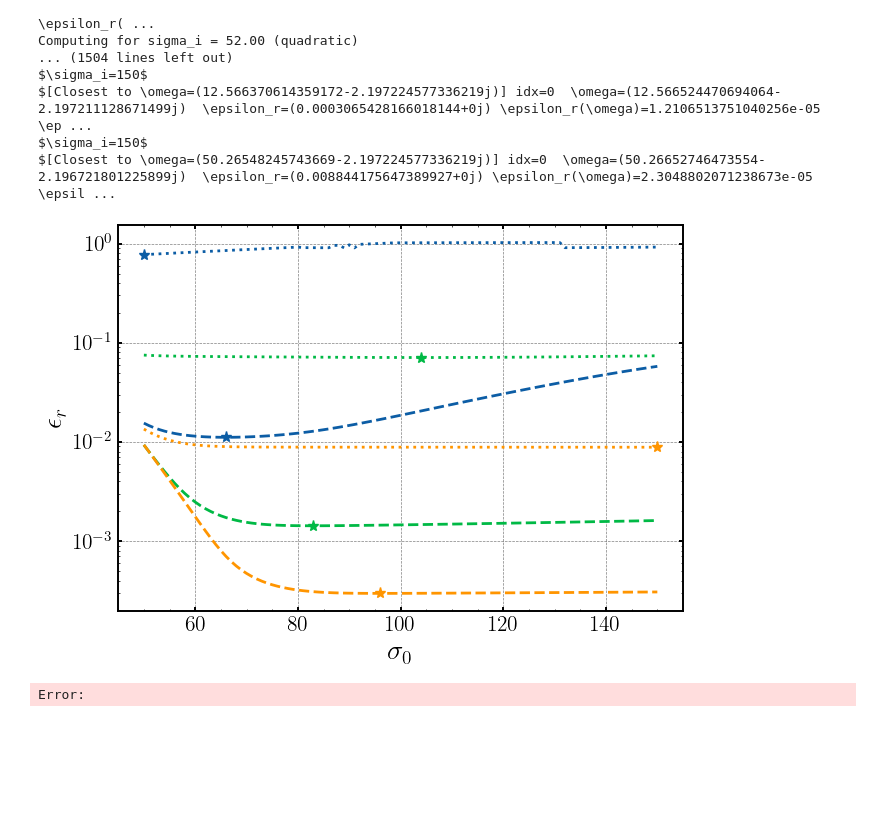
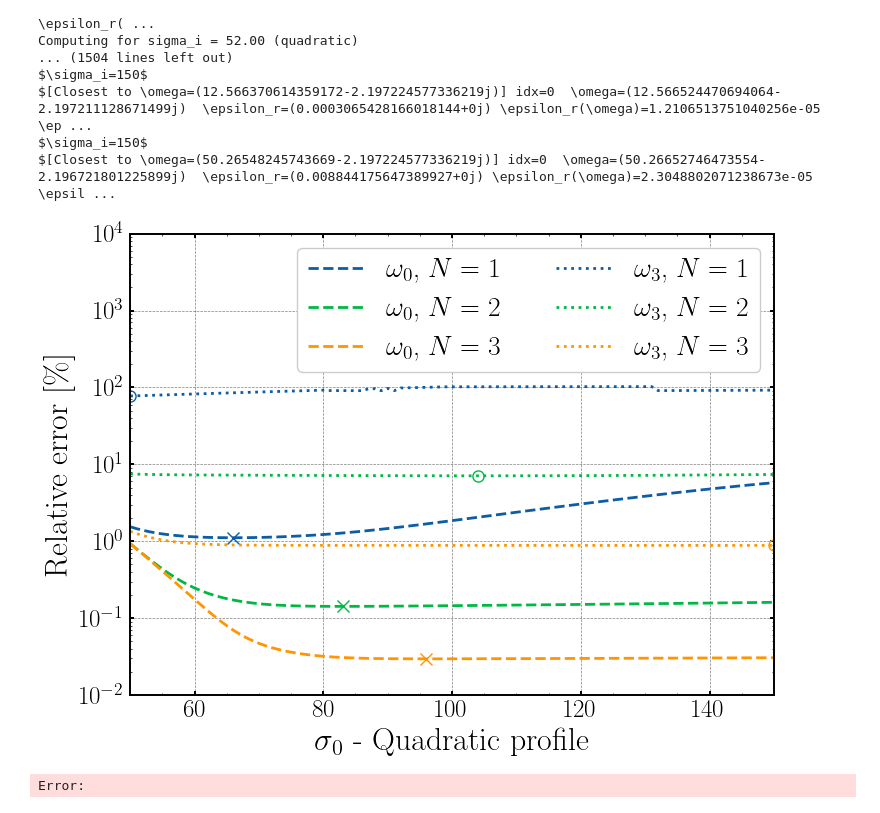
Before and after one commit to sararecondo/HPR-1D, a Jupyter notebook: 1D-Figure-05.ipynb, the cells around one changed output. Saved outputs shown, nothing was run; the diff lists cells and outputs as text; code cells hidden in the pictures; blank space fills up the shorter version.

```diff
--- a/1D-Figure-05.ipynb
+++ b/1D-Figure-05.ipynb
@@ -407,7 +408,7 @@ def get_closest_approx_eigenpair(exact_eigenvalue_idx, solver, Q, V, dof, sigma_
     vrA, vi = solver.getOperators()[0].getVecs()
 
     match pml_profile:
-        case 'piecewise':
+        case 'constant':
             x_hat = lambda x, w: x + (x >= Lx) * (1j / w) * sigma_i * (x - Lx)
 
         case 'quadratic':
@@ -565,7 +566,7 @@ for N_i, h_i in zip(N, h):
     # Percorrer sigma_sweep_piecewise
     for i, sigma_i in enumerate(sigma_sweep):
         match pml_profile:
-            case 'piecewise':
+            case 'constant':
                 print(f"Computing for sigma_i = {sigma_i:.2f} (piecewise)")
                 sigma_function = lambda x: sigma_i
             case 'quadratic':
@@ -602,17 +603,17 @@ for N_i, h_i in zip(N, h):
         exact_v[3][N_i].append(v_ex3)
 
 
-        rel_err_eig_sigma_sweep[0][N_i].append(err0_eig)
-        rel_err_eig_sigma_sweep[3][N_i].append(err3_eig)
+        rel_err_eig_sigma_sweep[0][N_i].append(err0_eig*100)
+        rel_err_eig_sigma_sweep[3][N_i].append(err3_eig*100)
 
-        rel_err_p_sigma_sweep[0][N_i].append(err0_p)
-        rel_err_p_sigma_sweep[3][N_i].append(err3_p)
+        rel_err_p_sigma_sweep[0][N_i].append(err0_p*100)
+        rel_err_p_sigma_sweep[3][N_i].append(err3_p*100)
 
-        rel_err_v_sigma_sweep[0][N_i].append(err0_v)
-        rel_err_v_sigma_sweep[3][N_i].append(err3_v)
+        rel_err_v_sigma_sweep[0][N_i].append(err0_v*100)
+        rel_err_v_sigma_sweep[3][N_i].append(err3_v*100)
 
-        rel_err_total_sigma_sweep[0][N_i].append(err0)
-        rel_err_total_sigma_sweep[3][N_i].append(err3)
+        rel_err_total_sigma_sweep[0][N_i].append(err0*100)
+        rel_err_total_sigma_sweep[3][N_i].append(err3*100)
 # %% [output]
 === Executando para N = 1, h = 0.0625 ===
 Computing for sigma_i = 50.00 (quadratic)
@@ -658,11 +660,19 @@ savemat(
 )
 # %%
 linestyles = {0: '--', 3: ':'}
+markers= {0: 'x', 3: 'o'}
 labels = {0: r'$\omega_0$', 3: r'$\omega_3$'}
 
-fig, ax = plt.subplots(figsize=(7, 5))
+match pml_profile:
+    case "constant":
+        uppercase_name="Constant"
+    case "quadratic":
+        uppercase_name="Quadratic"
+    case "singular":
+        uppercase_name="Singular"
 
-key = 'tot'   # ← só total
+
+fig, ax = plt.subplots(figsize=(8, 6))
 err_tot = rel_err_total_sigma_sweep
 
 for j in [0, 3]:            # modos físicos
@@ -672,46 +682,46 @@ for j in [0, 3]:            # modos físicos
 
         errs = err_tot[j][N_index]
 
         ax.plot(
             sigma_sweep,
             errs,
             color=col,
             linestyle=ls,
-            label=f"{labels[j]}, N={N_index}"
+            label=rf"{labels[j]}, $N={N_index}$"
         )
 
         # mínimo
         k = np.argmin(errs)
         ax.plot(
             sigma_sweep[k],
             errs[k],
-            '*',
+            markers[j],
             color=col,
-            markersize=8
-        )
+            markersize=8,  markerfacecolor='none'
+                )
 
 ax.set_yscale('log')
-ax.set_xlabel(r'$\sigma_0$')
-ax.set_ylabel(r'$\epsilon_r$')
+ax.set_xlabel(f'$\sigma_0$ - {uppercase_name} profile')
+ax.set_ylabel(r'Relative error [\%]')
 ax.grid(True)
-
-# # lenda sen duplicados
-# handles, labels_leg = ax.get_legend_handles_labels()
-# by_label = dict(zip(labels_leg, handles))
-# ax.legend(by_label.values(), by_label.keys(), ncol=2)
-
+ax.set_xlim([sigma_sweep[0], sigma_sweep[-1]])
+# lenda sen duplicados
+handles, labels_leg = ax.get_legend_handles_labels()
+by_label = dict(zip(labels_leg, handles))
+ax.legend(by_label.values(), by_label.keys(), ncol=2, loc='upper right')
+ax.set_ylim([10e-3,10e3])
 # plt.suptitle(
 #     f'$\sigma_0$ optimization depending on $\omega$ and N values. PML profile {pml_profile}.',
 #     fontsize=14
 # )
 
 plt.tight_layout()
 # plt.savefig(f"sigma_optimization_total_{pml_profile}.png", dpi=300)
 plt.savefig(f"1D_bicapa_optimo_{pml_profile}.pdf", dpi=300)
 
 plt.show()
 # %% [output]
-[figure, old version]
+[figure, new version]
 Error:
 # %%
 eig_number=0  # modo físico 0
```
Also changed, not shown: parts of 3 cells of this notebook, 7 other files.
